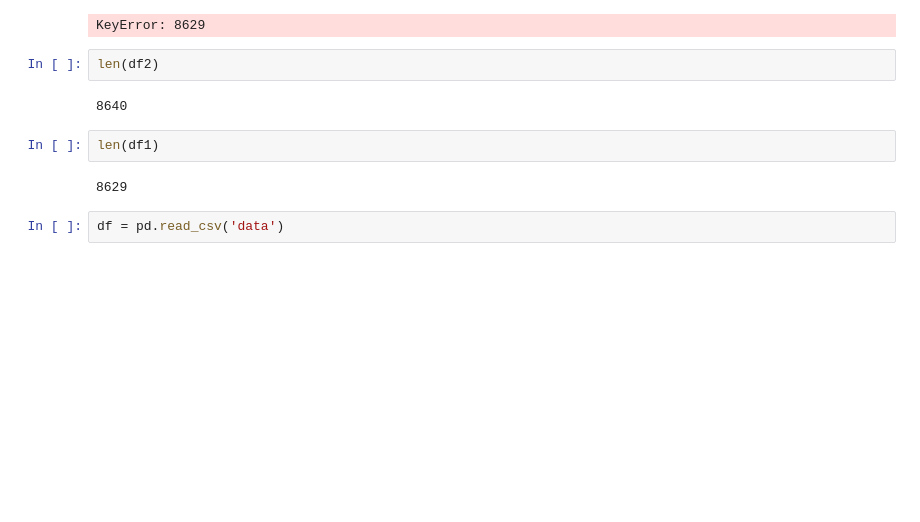
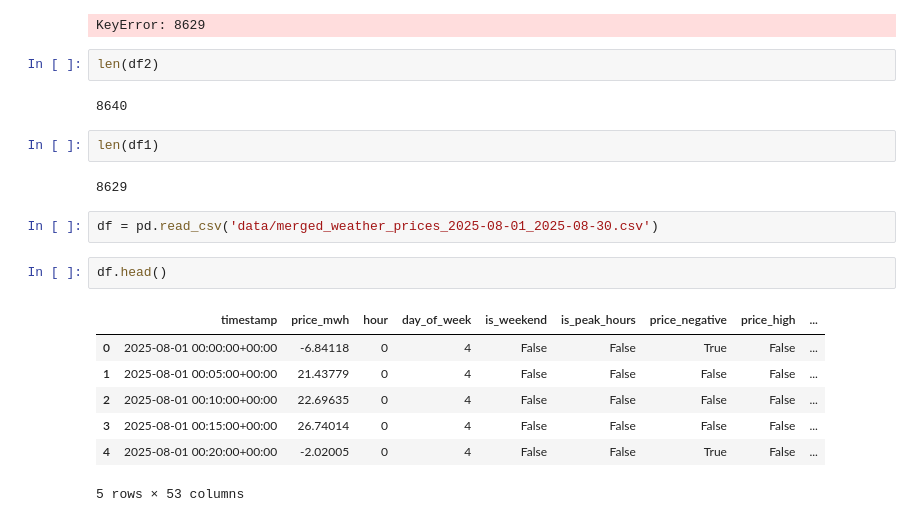
Before and after one commit to haran2001/AQI, a Jupyter notebook: battery_arbitrage/data_analysis.ipynb, the cells around one changed output. Saved outputs shown, nothing was run; the diff lists cells and outputs as text; blank space fills up the shorter version.

```diff
--- a/battery_arbitrage/data_analysis.ipynb
+++ b/battery_arbitrage/data_analysis.ipynb
@@ -266,4 +266,14 @@ len(df1)
 # %% [output]
 8629
 # %%
-df = pd.read_csv('data')
+df = pd.read_csv('data/merged_weather_prices_2025-08-01_2025-08-30.csv')
+# %%
+df.head()
+# %% [output]
+|  | timestamp | price_mwh | hour | day_of_week | is_weekend | is_peak_hours | price_negative | price_high | ... |
+| 0 | 2025-08-01 00:00:00+00:00 | -6.84118 | 0 | 4 | False | False | True | False | ... |
+| 1 | 2025-08-01 00:05:00+00:00 | 21.43779 | 0 | 4 | False | False | False | False | ... |
+| 2 | 2025-08-01 00:10:00+00:00 | 22.69635 | 0 | 4 | False | False | False | False | ... |
+| 3 | 2025-08-01 00:15:00+00:00 | 26.74014 | 0 | 4 | False | False | False | False | ... |
+| 4 | 2025-08-01 00:20:00+00:00 | -2.02005 | 0 | 4 | False | False | True | False | ... |
+5 rows × 53 columns
```
Also changed, not shown: 5 other files.
